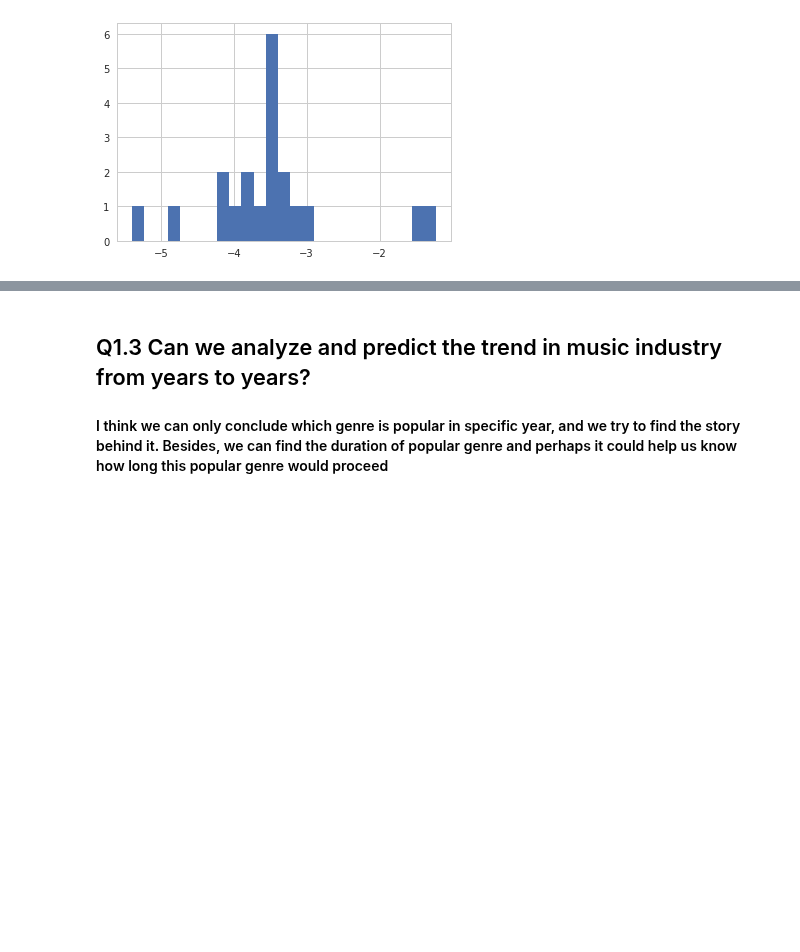
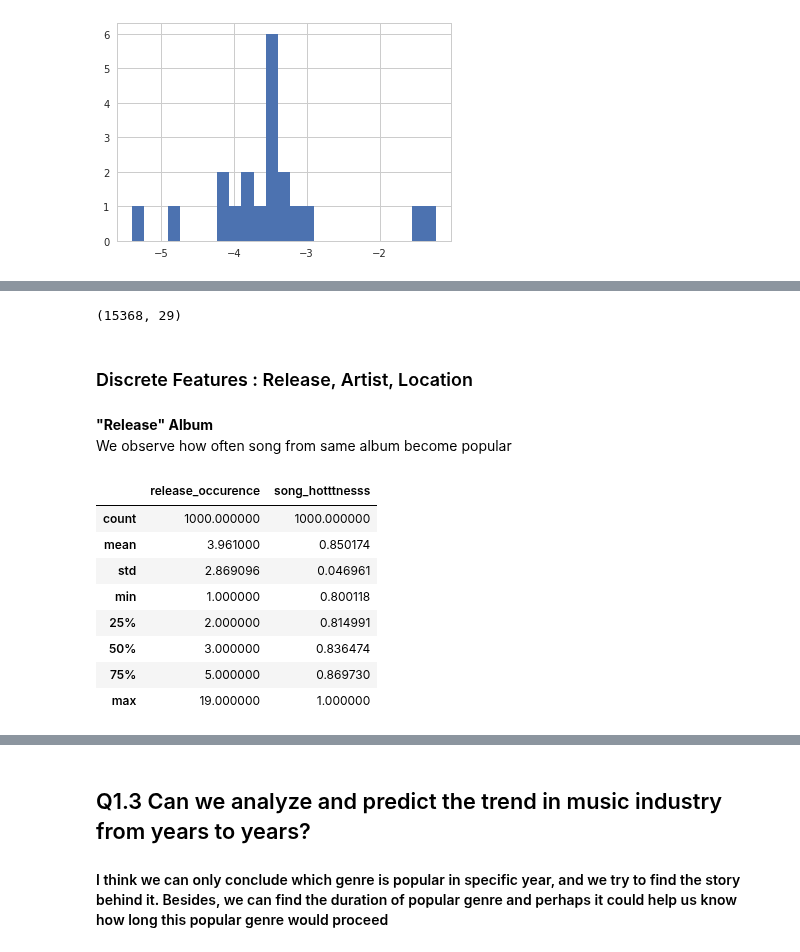
Before and after one commit to sanadhis/ADA-2017, a Jupyter notebook: project/Question1.ipynb, the cells around one changed output, grey strips where cells are left out. Saved outputs shown, nothing was run; the diff lists cells and outputs as text; code cells hidden in the pictures; blank space fills up the shorter version.

```diff
--- a/project/Question1.ipynb
+++ b/project/Question1.ipynb
@@ -607,0 +619,5 @@ df_msd_reduced.shape
+# %%
+df_msd_2 = copy_dataframe(df_msd_1)
+df_msd_2.shape
+# %% [output]
+(15368, 29)
@@ -607,0 +631,23 @@ df_msd_reduced.shape
+# %% [markdown]
+### Discrete Features : Release, Artist, Location
+# %% [markdown]
+**"Release" Album**
+<br>We observe how often song from same album become popular
+# %%
+# Release occurences for popular songs
+df_msd_top_release = copy_dataframe(df_msd_2_top)
+df_msd_top_release["release_occurence"] = df_msd_top_release.groupby(["release"])["release"].transform('count')
+df_msd_top_release = df_msd_top_release.reset_index()
+
+top_release = df_msd_top_release[["release_occurence","release", "song_hotttnesss"]].groupby("release").first().sort_values(["release_occurence"],ascending=False).head(1000)
+top_release.describe()
+# %% [output]
+|  | release_occurence | song_hotttnesss |
+| count | 1000.000000 | 1000.000000 |
+| mean | 3.961000 | 0.850174 |
+| std | 2.869096 | 0.046961 |
+| min | 1.000000 | 0.800118 |
+| 25% | 2.000000 | 0.814991 |
+| 50% | 3.000000 | 0.836474 |
+| 75% | 5.000000 | 0.869730 |
+| max | 19.000000 | 1.000000 |
```
Also changed, not shown: parts of 29 cells of this notebook, 1 other file.
